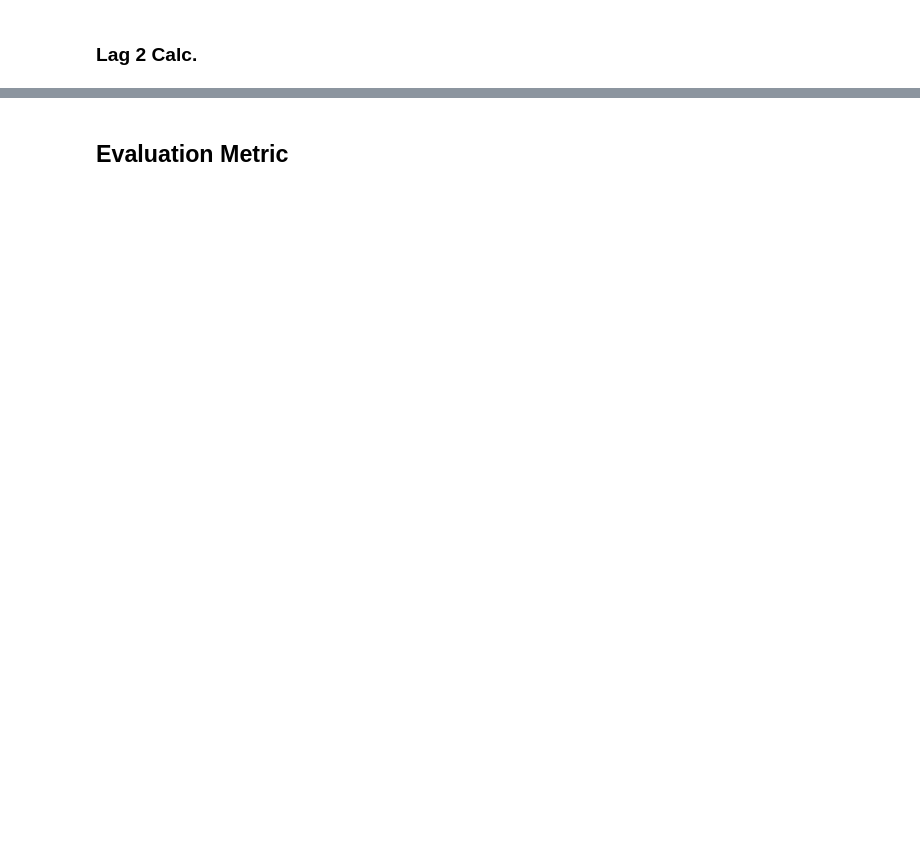
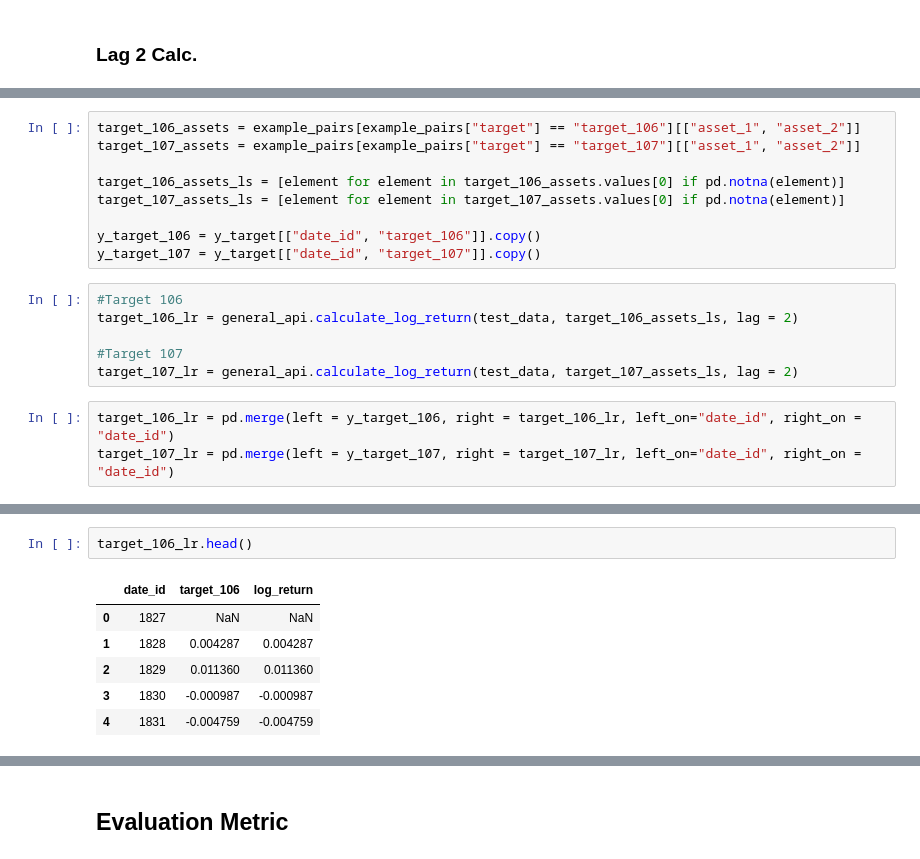
Before and after one commit to RobinWesselmann/mitsui_pred_challenge, a Jupyter notebook: notebooks/EDA_First_look.ipynb, the cells around one changed output, grey strips where cells are left out. Saved outputs shown, nothing was run; the diff lists cells and outputs as text; blank space fills up the shorter version.

```diff
--- a/notebooks/EDA_First_look.ipynb
+++ b/notebooks/EDA_First_look.ipynb
@@ -366,0 +268,18 @@ train_df.head()
+# %%
+target_106_assets = example_pairs[example_pairs["target"] == "target_106"][["asset_1", "asset_2"]]
+target_107_assets = example_pairs[example_pairs["target"] == "target_107"][["asset_1", "asset_2"]]
+
+target_106_assets_ls = [element for element in target_106_assets.values[0] if pd.notna(element)]
+target_107_assets_ls = [element for element in target_107_assets.values[0] if pd.notna(element)]
+
+y_target_106 = y_target[["date_id", "target_106"]].copy()
+y_target_107 = y_target[["date_id", "target_107"]].copy()
+# %%
+#Target 106
+target_106_lr = general_api.calculate_log_return(test_data, target_106_assets_ls, lag = 2)
+
+#Target 107
+target_107_lr = general_api.calculate_log_return(test_data, target_107_assets_ls, lag = 2)
+# %%
+target_106_lr = pd.merge(left = y_target_106, right = target_106_lr, left_on="date_id", right_on = "date_id")
+target_107_lr = pd.merge(left = y_target_107, right = target_107_lr, left_on="date_id", right_on = "date_id")
@@ -366,0 +295,9 @@ train_df.head()
+# %%
+target_106_lr.head()
+# %% [output]
+|  | date_id | target_106 | log_return |
+| 0 | 1827 | NaN | NaN |
+| 1 | 1828 | 0.004287 | 0.004287 |
+| 2 | 1829 | 0.011360 | 0.011360 |
+| 3 | 1830 | -0.000987 | -0.000987 |
+| 4 | 1831 | -0.004759 | -0.004759 |
```
Also changed, not shown: parts of 31 cells of this notebook, 15 other files.
